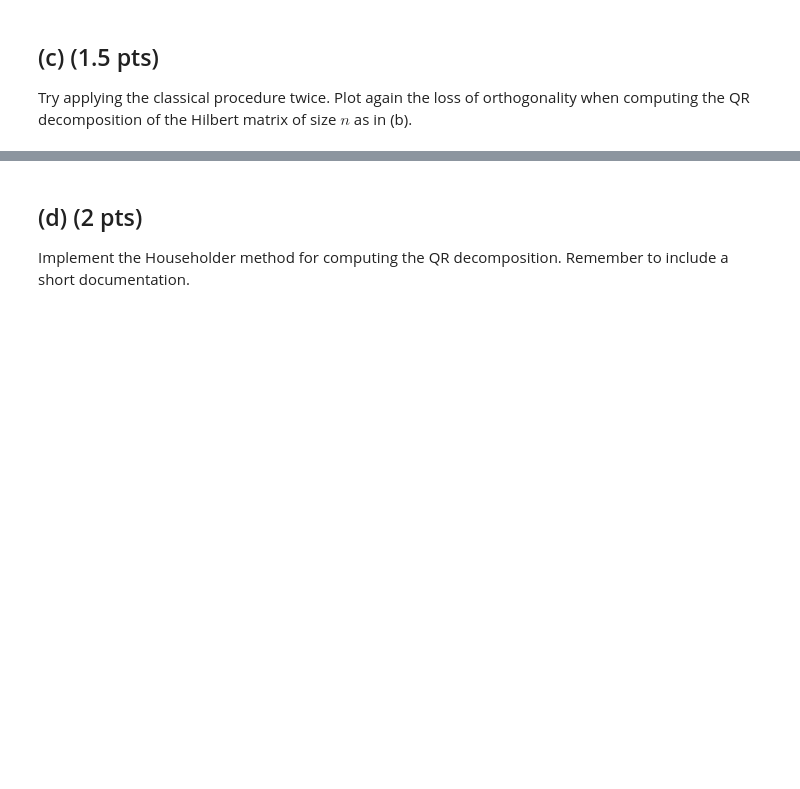
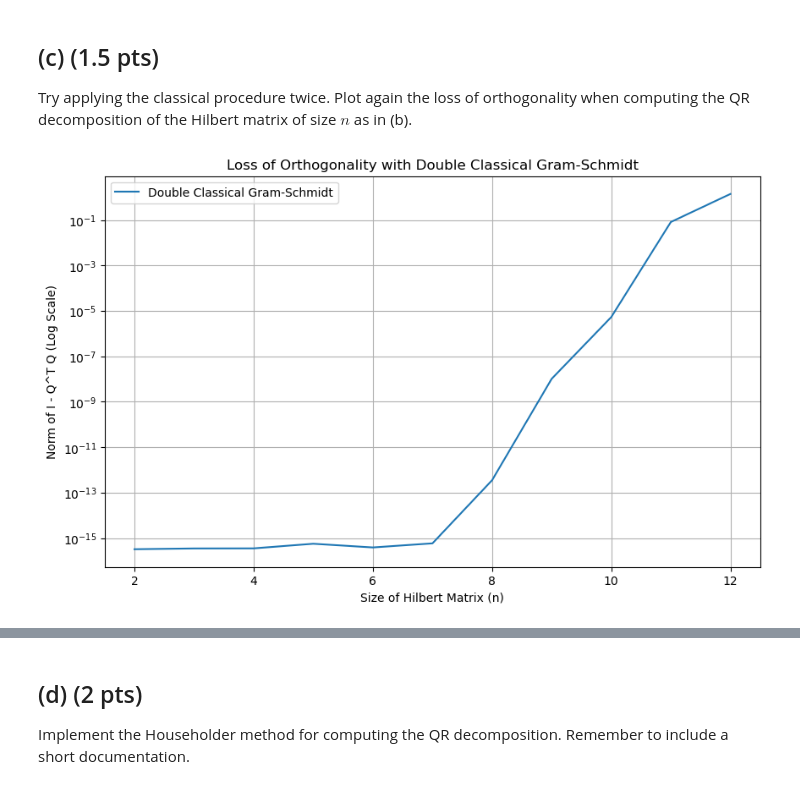
Before and after one commit to Terry-ZJ-Zhang/Numerical_Algorithm_Assignments, a Jupyter notebook: hw3/hw3_2023.ipynb, the cells around one changed output, grey strips where cells are left out. Cells and saved outputs as stored; diff of their text form; code cells hidden in the pictures; blank space fills up the shorter version.

```diff
--- a/hw3/hw3_2023.ipynb
+++ b/hw3/hw3_2023.ipynb
@@ -44,0 +130,25 @@ Try applying the classical procedure twice. Plot again the loss of orthogonality
+# %%
+
+# Initialize list to store the norms for double classical Gram-Schmidt
+norms_double_classical = []
+
+# Vary n from 2 to 12
+for n in range(2, 13):
+    H = hilbert_matrix(n)
+
+    # Double Classical Gram-Schmidt
+    Q1, _ = classical_gram_schmidt(H)
+    Q2, _ = classical_gram_schmidt(Q1)
+    norms_double_classical.append(norm_diff(Q2))
+
+# Plotting the results
+plt.figure(figsize=(10, 6))
+plt.semilogy(range(2, 13), norms_double_classical, label='Double Classical Gram-Schmidt')
+plt.xlabel('Size of Hilbert Matrix (n)')
+plt.ylabel('Norm of I - Q^T Q (Log Scale)')
+plt.title('Loss of Orthogonality with Double Classical Gram-Schmidt')
+plt.legend()
+plt.grid(True)
+plt.show()
+# %% [output]
+[figure, added]
```
Also changed, not shown: parts of 11 cells of this notebook.
